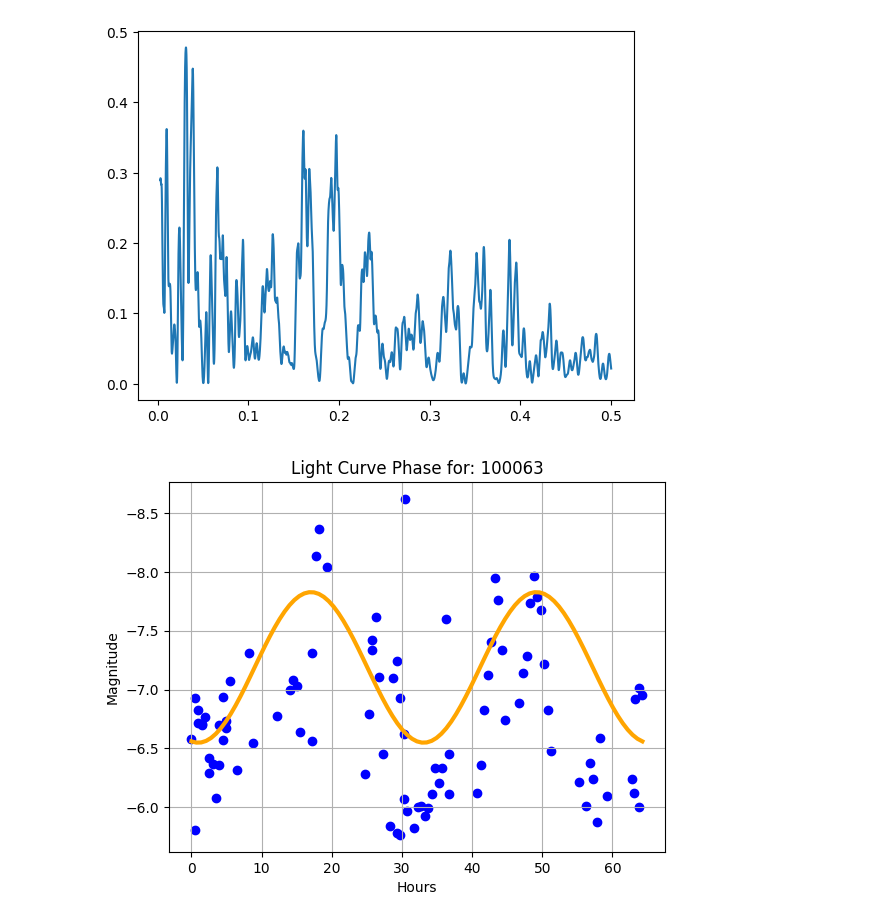
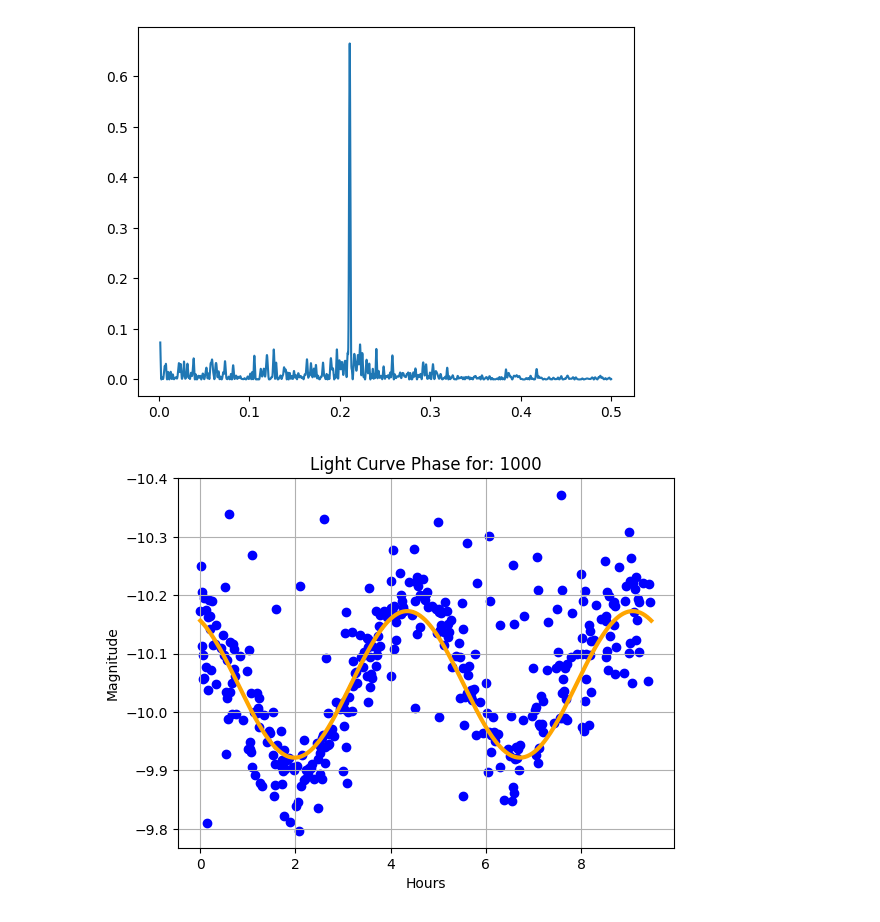
Before and after one commit to aidengseay/AstroInfoGroup1, a Jupyter notebook: LightCurveGrab/QueueSingleAsteroid.ipynb, the cells around one changed output. Cells and saved outputs as stored; diff of their text form; code cells hidden in the pictures.

Commit message:
Cleaned up Queue Single Asteroid script

```diff
--- a/LightCurveGrab/QueueSingleAsteroid.ipynb
+++ b/LightCurveGrab/QueueSingleAsteroid.ipynb
@@ -46,8 +46,8 @@ def sine_function(x, amplitude, frequency, phase, offset):
 def queue_single_asteroid_by_id(asteroid_id):
 
     # Get the asteroid data for the given ID
-    # asteroid = cycle1_df[cycle1_df["Object_ID"] == asteroid_id]
-    asteroid = cycle2_df[cycle2_df["Object_ID"] == asteroid_id]
+    asteroid = cycle1_df[cycle1_df["Object_ID"] == asteroid_id]
+    # asteroid = cycle2_df[cycle2_df["Object_ID"] == asteroid_id]
 
     """
     Derive the rotational period of an object from MDJ
@@ -95,7 +95,7 @@ def queue_single_asteroid_by_id(asteroid_id):
     plt.grid(True)
     plt.show()
 # %%
-queue_single_asteroid_by_id("100063")
+queue_single_asteroid_by_id("1000")
 # %% [output]
-[figure, old version]
+[figure, new version]
-[figure, old version]
+[figure, new version]
```
